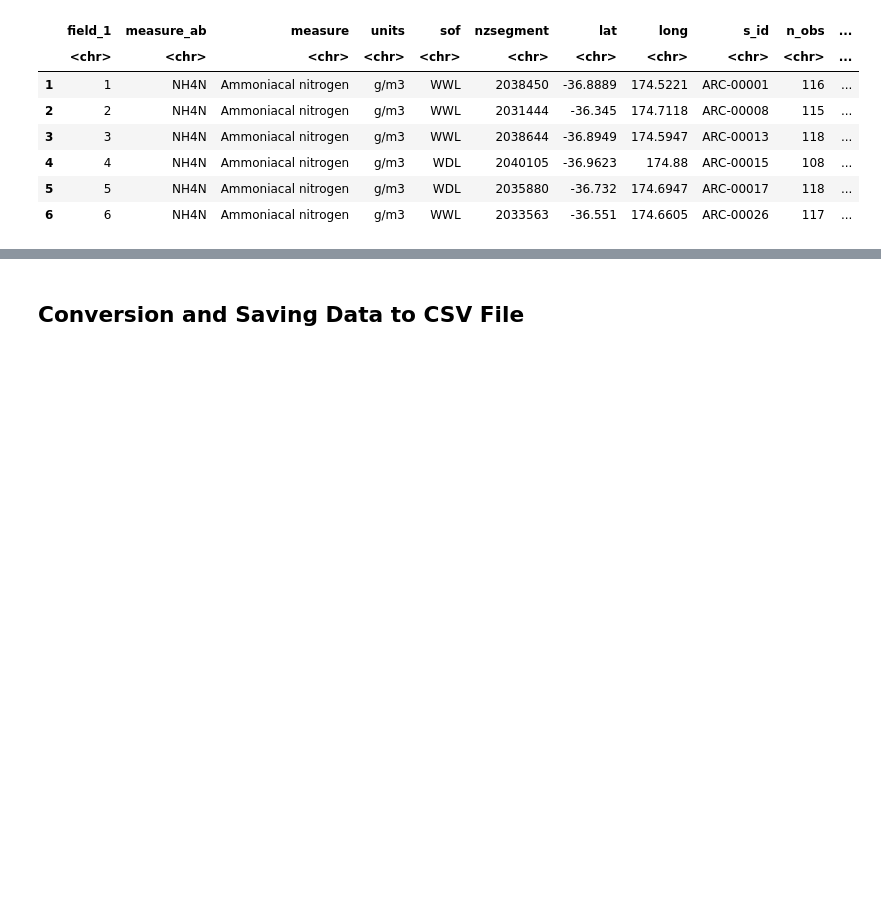
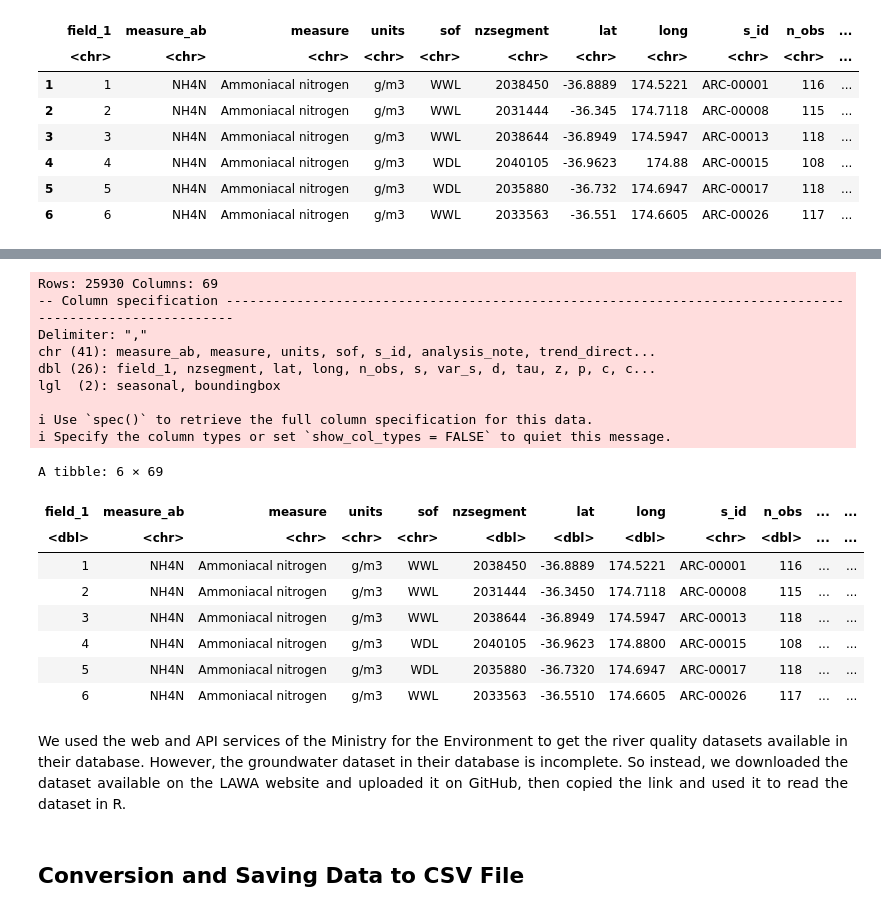
Before and after one commit to beuri97/data201_gp, a Jupyter notebook: water_quality/Water Quality.ipynb, the cells around one changed output, grey strips where cells are left out. Saved outputs shown, nothing was run; the diff lists cells and outputs as text; code cells hidden in the pictures; blank space fills up the shorter version.

```diff
--- a/water_quality/Water Quality.ipynb
+++ b/water_quality/Water Quality.ipynb
@@ -141,2 +166,29 @@ A tibble: 6 × 12
+# %%
+# Read the new_river_nitrogen.csv and store it as river_nitrogen for analysis.
+river_nitrogen <- "https://raw.githubusercontent.com/beuri97/data201_gp/waterq/water_quality/data/new_river_nitrogen.csv" %>%
+  read_csv()
+river_nitrogen %>%
+    head()
+# %% [output]
+Rows: 25930 Columns: 69
+-- Column specification --------------------------------------------------------------------------------------------------------
+Delimiter: ","
+chr (41): measure_ab, measure, units, sof, s_id, analysis_note, trend_direct...
+dbl (26): field_1, nzsegment, lat, long, n_obs, s, var_s, d, tau, z, p, c, c...
+lgl  (2): seasonal, boundingbox
+
+i Use `spec()` to retrieve the full column specification for this data.
+i Specify the column types or set `show_col_types = FALSE` to quiet this message.
+A tibble: 6 × 69
+| field_1 | measure_ab | measure | units | sof | nzsegment | lat | long | s_id | n_obs | ... | ... |
+| <dbl> | <chr> | <chr> | <chr> | <chr> | <dbl> | <dbl> | <dbl> | <chr> | <dbl> | ... | ... |
+| 1 | NH4N | Ammoniacal nitrogen | g/m3 | WWL | 2038450 | -36.8889 | 174.5221 | ARC-00001 | 116 | ... | ... |
+| 2 | NH4N | Ammoniacal nitrogen | g/m3 | WWL | 2031444 | -36.3450 | 174.7118 | ARC-00008 | 115 | ... | ... |
+| 3 | NH4N | Ammoniacal nitrogen | g/m3 | WWL | 2038644 | -36.8949 | 174.5947 | ARC-00013 | 118 | ... | ... |
+| 4 | NH4N | Ammoniacal nitrogen | g/m3 | WDL | 2040105 | -36.9623 | 174.8800 | ARC-00015 | 108 | ... | ... |
+| 5 | NH4N | Ammoniacal nitrogen | g/m3 | WDL | 2035880 | -36.7320 | 174.6947 | ARC-00017 | 118 | ... | ... |
+| 6 | NH4N | Ammoniacal nitrogen | g/m3 | WWL | 2033563 | -36.5510 | 174.6605 | ARC-00026 | 117 | ... | ... |
+# %% [markdown]
+<p style="text-align: justify"> We used the web and API services of the Ministry for the Environment to get the river quality datasets available in their database. However, the groundwater dataset in their database is incomplete. So instead, we downloaded the dataset available on the LAWA website and uploaded it on GitHub, then copied the link and used it to read the dataset in R. </p>
 # %% [markdown]
 <h2>Conversion and Saving Data to CSV File</h2>
```
Also changed, not shown: parts of 35 cells of this notebook.
